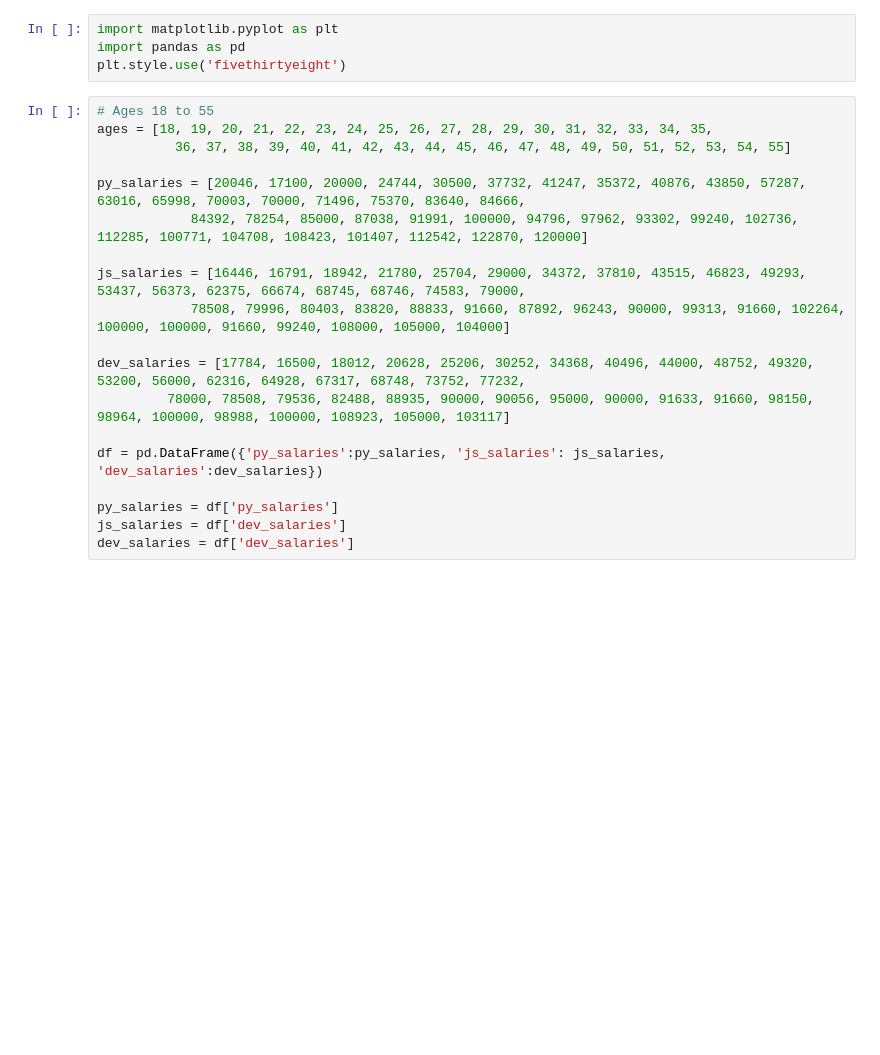
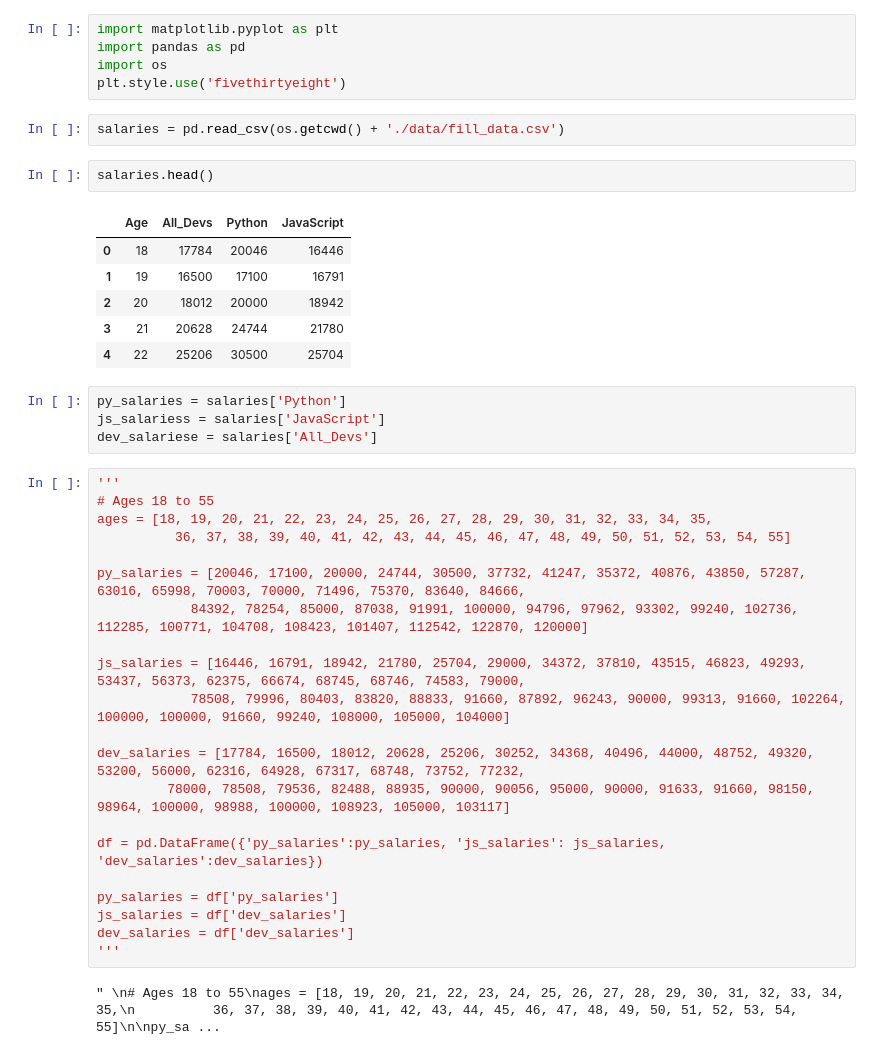
Before and after one commit to sakhawath19/Python, a Jupyter notebook: matplotlib/fill_between_line.ipynb, the cells around one changed output. Cells and saved outputs as stored; diff of their text form; blank space fills up the shorter version.

```diff
--- a/matplotlib/fill_between_line.ipynb
+++ b/matplotlib/fill_between_line.ipynb
@@ -1,8 +1,25 @@
 # %%
 import matplotlib.pyplot as plt
 import pandas as pd
+import os
 plt.style.use('fivethirtyeight')
+# %%
+salaries = pd.read_csv(os.getcwd() + './data/fill_data.csv')
+# %%
+salaries.head()
+# %% [output]
+|  | Age | All_Devs | Python | JavaScript |
+| 0 | 18 | 17784 | 20046 | 16446 |
+| 1 | 19 | 16500 | 17100 | 16791 |
+| 2 | 20 | 18012 | 20000 | 18942 |
+| 3 | 21 | 20628 | 24744 | 21780 |
+| 4 | 22 | 25206 | 30500 | 25704 |
+# %%
+py_salaries = salaries['Python']
+js_salariess = salaries['JavaScript']
+dev_salariese = salaries['All_Devs']
 # %%
+'''
 # Ages 18 to 55
 ages = [18, 19, 20, 21, 22, 23, 24, 25, 26, 27, 28, 29, 30, 31, 32, 33, 34, 35,
           36, 37, 38, 39, 40, 41, 42, 43, 44, 45, 46, 47, 48, 49, 50, 51, 52, 53, 54, 55]
@@ -21,6 +38,9 @@ df = pd.DataFrame({'py_salaries':py_salaries, 'js_salaries': js_salaries, 'dev_s
 py_salaries = df['py_salaries']
 js_salaries = df['dev_salaries']
 dev_salaries = df['dev_salaries']
+'''
+# %% [output]
+" \n# Ages 18 to 55\nages = [18, 19, 20, 21, 22, 23, 24, 25, 26, 27, 28, 29, 30, 31, 32, 33, 34, 35,\n          36, 37, 38, 39, 40, 41, 42, 43, 44, 45, 46, 47, 48, 49, 50, 51, 52, 53, 54, 55]\n\npy_sa ...
 # %%
 ### filling whole area under the line
 
```
Also changed, not shown: parts of 5 cells of this notebook.
